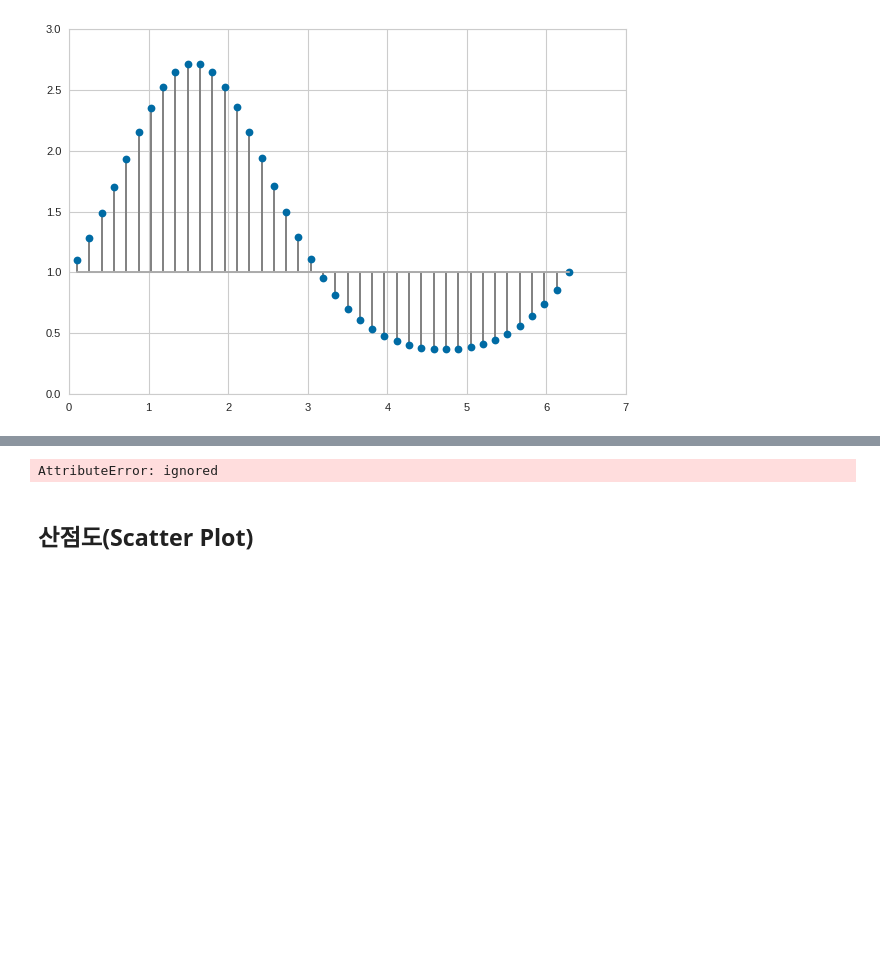
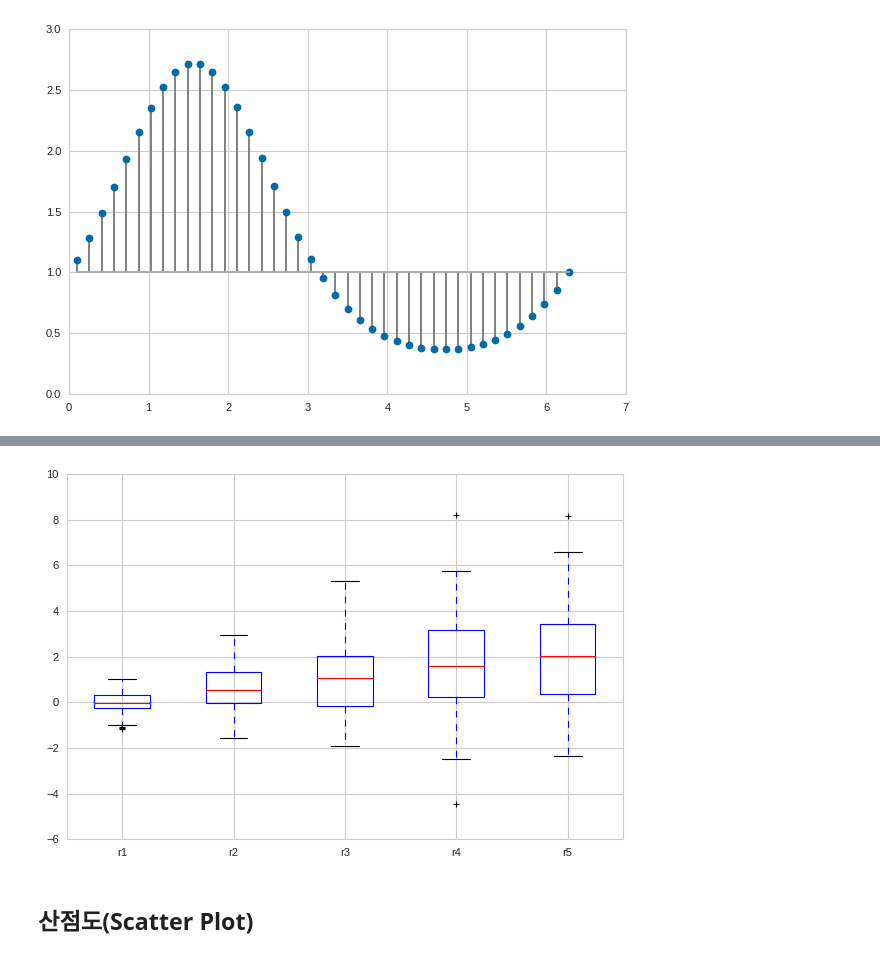
Before and after one commit to mkbahk/MatplotlibLearning, a Jupyter notebook: _Matplotlib_한번에_제대로_배우기.ipynb, the cells around one changed output, grey strips where cells are left out. Drawn from its saved outputs; the diff is of its cells as text; code cells hidden in the pictures; blank space fills up the shorter version.

```diff
--- a/_Matplotlib_한번에_제대로_배우기.ipynb
+++ b/_Matplotlib_한번에_제대로_배우기.ipynb
@@ -635,12 +635,16 @@ plt.stem(x, y, linefmt='gray', bottom=1, use_line_collection=True)
 * 탐색적 데이타분석에서 필수적
 ![box_plot1.PNG](embedded-picture-1)
 # %%
-r1 = np.rnadom.normal(loc=0, scale=1, size=100)
-r2 = np.rnadom.normal(loc=0, scale=1, size=100)
-r3 = np.rnadom.normal(loc=0, scale=1, size=100)
-r4 = np.rnadom.normal(loc=0, scale=1, size=100)
-r5 = np.rnadom.normal(loc=0, scale=1, size=100)
+r1 = np.random.normal(loc=0, scale=0.5, size=100)
+r2 = np.random.normal(loc=0.5, scale=1, size=100)
+r3 = np.random.normal(loc=1, scale=1.5, size=100)
+r4 = np.random.normal(loc=1.5, scale=2, size=100)
+r5 = np.random.normal(loc=2, scale=2.5, size=100)
+
+f, ax = plt.subplots(1, 1)
+ax.boxplot((r1, r2, r3, r4, r5))
+ax.set_xticklabels(['r1', 'r2', 'r3', 'r4', 'r5']);
 # %% [output]
-AttributeError: ignored
+[figure, added]
 # %% [markdown]
 ## 산점도(Scatter Plot)
```
Also changed, not shown: parts of 35 cells of this notebook.
